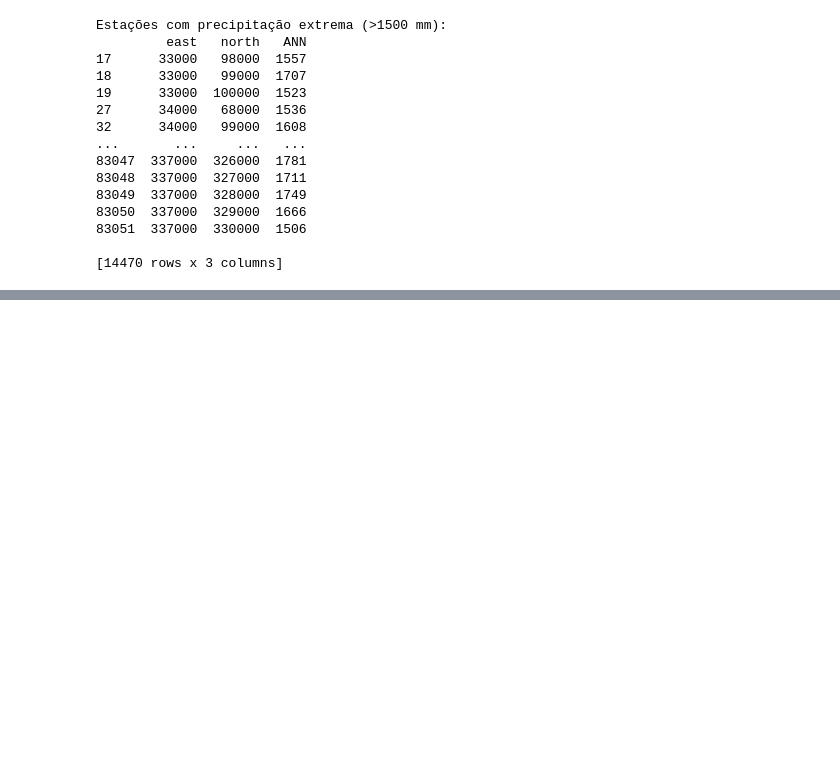
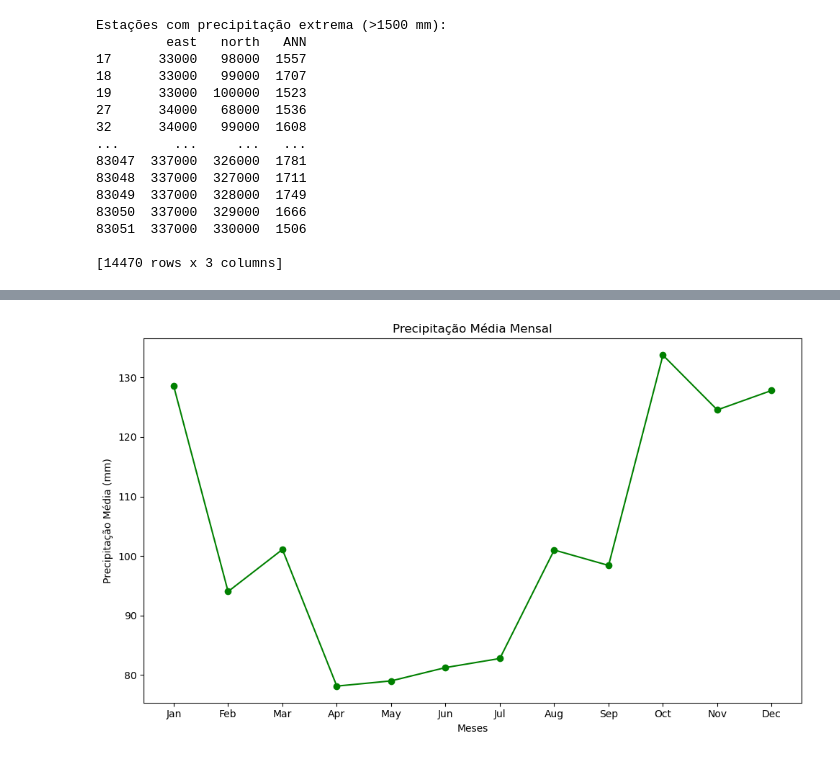
Before and after one commit to GabrielaDomiciano/PFDA_project, a Jupyter notebook: ireland_weather.ipynb, the cells around one changed output, grey strips where cells are left out. Saved outputs shown, nothing was run; the diff lists cells and outputs as text; code cells hidden in the pictures; blank space fills up the shorter version.

```diff
--- a/ireland_weather.ipynb
+++ b/ireland_weather.ipynb
@@ -577,0 +641,13 @@ Estações com precipitação extrema (>1500 mm):
+# %%
+
+monthly_avg = rainfall_df.iloc[:, 2:14].mean()
+plt.figure(figsize=(10, 6))
+plt.plot(monthly_avg, marker='o', color='green')
+plt.title('Precipitação Média Mensal')
+plt.xlabel('Meses')
+plt.ylabel('Precipitação Média (mm)')
+plt.xticks(range(12), ['Jan', 'Feb', 'Mar', 'Apr', 'May', 'Jun', 'Jul', 'Aug', 'Sep', 'Oct', 'Nov', 'Dec'])
+plt.tight_layout()
+plt.show()
+# %% [output]
+[figure, added]
```
Also changed, not shown: parts of 4 cells of this notebook.
